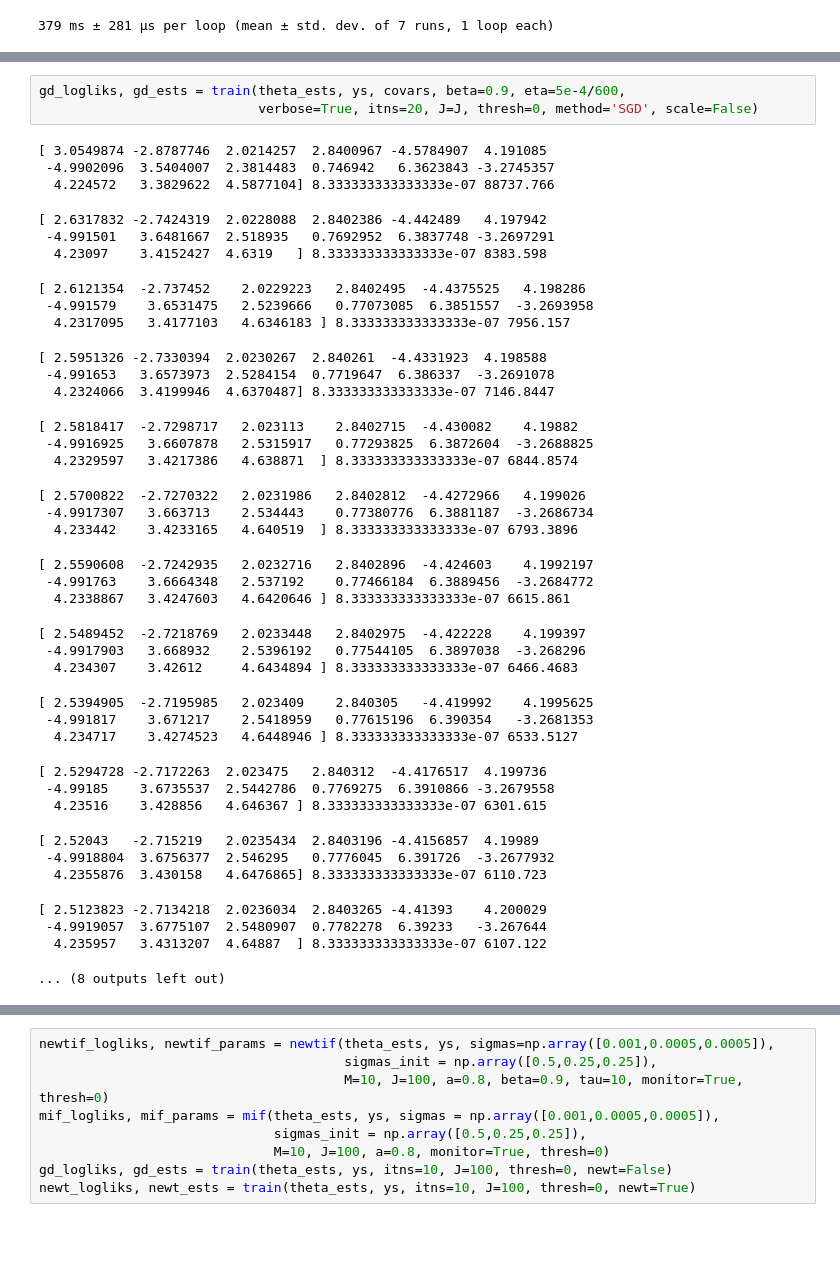
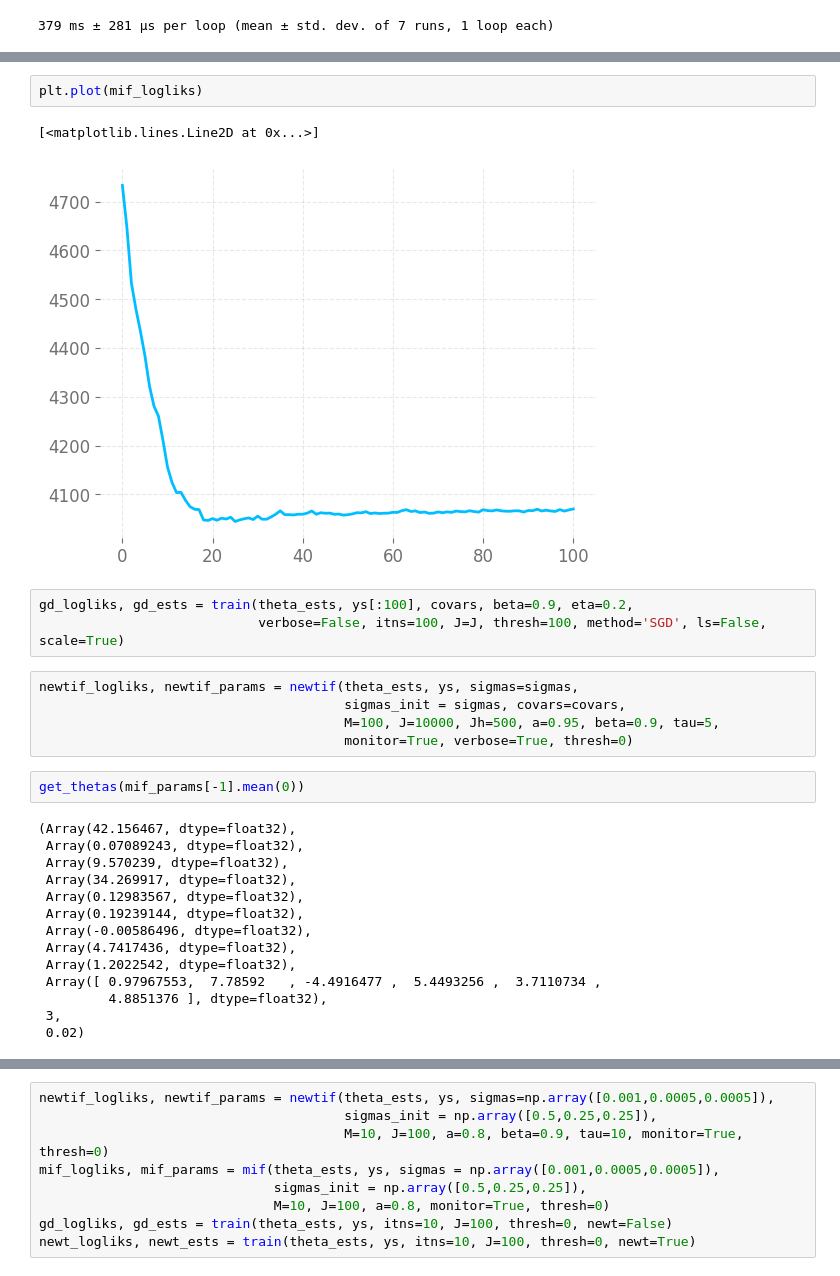
Before and after one commit to hetankevin/diffilter, a Jupyter notebook: cholera.ipynb, the cells around one changed output, grey strips where cells are left out. Saved outputs shown, nothing was run; the diff lists cells and outputs as text; blank space fills up the shorter version.

```diff
--- a/cholera.ipynb
+++ b/cholera.ipynb
@@ -261,41 +348,29 @@ mif_logliks, mif_params = mif(theta_ests, ys, sigmas=sigmas,
+# %%
+plt.plot(mif_logliks)
+# %% [output]
+[<matplotlib.lines.Line2D at 0x...>]
+[figure, added]
 # %%
-gd_logliks, gd_ests = train(theta_ests, ys, covars, beta=0.9, eta=5e-4/600,
-                            verbose=True, itns=20, J=J, thresh=0, method='SGD', scale=False)
+gd_logliks, gd_ests = train(theta_ests, ys[:100], covars, beta=0.9, eta=0.2,
+                            verbose=False, itns=100, J=J, thresh=100, method='SGD', ls=False, scale=True)
-# %% [output]
-[ 3.0549874 -2.8787746  2.0214257  2.8400967 -4.5784907  4.191085
- -4.9902096  3.5404007  2.3814483  0.746942   6.3623843 -3.2745357
-  4.224572   3.3829622  4.5877104] 8.333333333333333e-07 88737.766
-[ 2.6317832 -2.7424319  2.0228088  2.8402386 -4.442489   4.197942
- -4.991501   3.6481667  2.518935   0.7692952  6.3837748 -3.2697291
-  4.23097    3.4152427  4.6319   ] 8.333333333333333e-07 8383.598
-[ 2.6121354  -2.737452    2.0229223   2.8402495  -4.4375525   4.198286
- -4.991579    3.6531475   2.5239666   0.77073085  6.3851557  -3.2693958
-  4.2317095   3.4177103   4.6346183 ] 8.333333333333333e-07 7956.157
-[ 2.5951326 -2.7330394  2.0230267  2.840261  -4.4331923  4.198588
- -4.991653   3.6573973  2.5284154  0.7719647  6.386337  -3.2691078
-  4.2324066  3.4199946  4.6370487] 8.333333333333333e-07 7146.8447
-[ 2.5818417  -2.7298717   2.023113    2.8402715  -4.430082    4.19882
- -4.9916925   3.6607878   2.5315917   0.77293825  6.3872604  -3.2688825
-  4.2329597   3.4217386   4.638871  ] 8.333333333333333e-07 6844.8574
-[ 2.5700822  -2.7270322   2.0231986   2.8402812  -4.4272966   4.199026
- -4.9917307   3.663713    2.534443    0.77380776  6.3881187  -3.2686734
-  4.233442    3.4233165   4.640519  ] 8.333333333333333e-07 6793.3896
-[ 2.5590608  -2.7242935   2.0232716   2.8402896  -4.424603    4.1992197
- -4.991763    3.6664348   2.537192    0.77466184  6.3889456  -3.2684772
-  4.2338867   3.4247603   4.6420646 ] 8.333333333333333e-07 6615.861
-[ 2.5489452  -2.7218769   2.0233448   2.8402975  -4.422228    4.199397
- -4.9917903   3.668932    2.5396192   0.77544105  6.3897038  -3.268296
-  4.234307    3.42612     4.6434894 ] 8.333333333333333e-07 6466.4683
-[ 2.5394905  -2.7195985   2.023409    2.840305   -4.419992    4.1995625
- -4.991817    3.671217    2.5418959   0.77615196  6.390354   -3.2681353
-  4.234717    3.4274523   4.6448946 ] 8.333333333333333e-07 6533.5127
-[ 2.5294728 -2.7172263  2.023475   2.840312  -4.4176517  4.199736
- -4.99185    3.6735537  2.5442786  0.7769275  6.3910866 -3.2679558
-  4.23516    3.428856   4.646367 ] 8.333333333333333e-07 6301.615
-[ 2.52043   -2.715219   2.0235434  2.8403196 -4.4156857  4.19989
- -4.9918804  3.6756377  2.546295   0.7776045  6.391726  -3.2677932
-  4.2355876  3.430158   4.6476865] 8.333333333333333e-07 6110.723
-[ 2.5123823 -2.7134218  2.0236034  2.8403265 -4.41393    4.200029
- -4.9919057  3.6775107  2.5480907  0.7782278  6.39233   -3.267644
-  4.235957   3.4313207  4.64887  ] 8.333333333333333e-07 6107.122
-... (8 outputs left out)
+# %%
+newtif_logliks, newtif_params = newtif(theta_ests, ys, sigmas=sigmas,
+                                       sigmas_init = sigmas, covars=covars,
+                                       M=100, J=10000, Jh=500, a=0.95, beta=0.9, tau=5,
+                                       monitor=True, verbose=True, thresh=0)
+# %%
+get_thetas(mif_params[-1].mean(0))
+# %% [output]
+(Array(42.156467, dtype=float32),
+ Array(0.07089243, dtype=float32),
+ Array(9.570239, dtype=float32),
+ Array(34.269917, dtype=float32),
+ Array(0.12983567, dtype=float32),
+ Array(0.19239144, dtype=float32),
+ Array(-0.00586496, dtype=float32),
+ Array(4.7417436, dtype=float32),
+ Array(1.2022542, dtype=float32),
+ Array([ 0.97967553,  7.78592   , -4.4916477 ,  5.4493256 ,  3.7110734 ,
+         4.8851376 ], dtype=float32),
+ 3,
+ 0.02)
```
Also changed, not shown: parts of 36 cells of this notebook, 6 other files.
